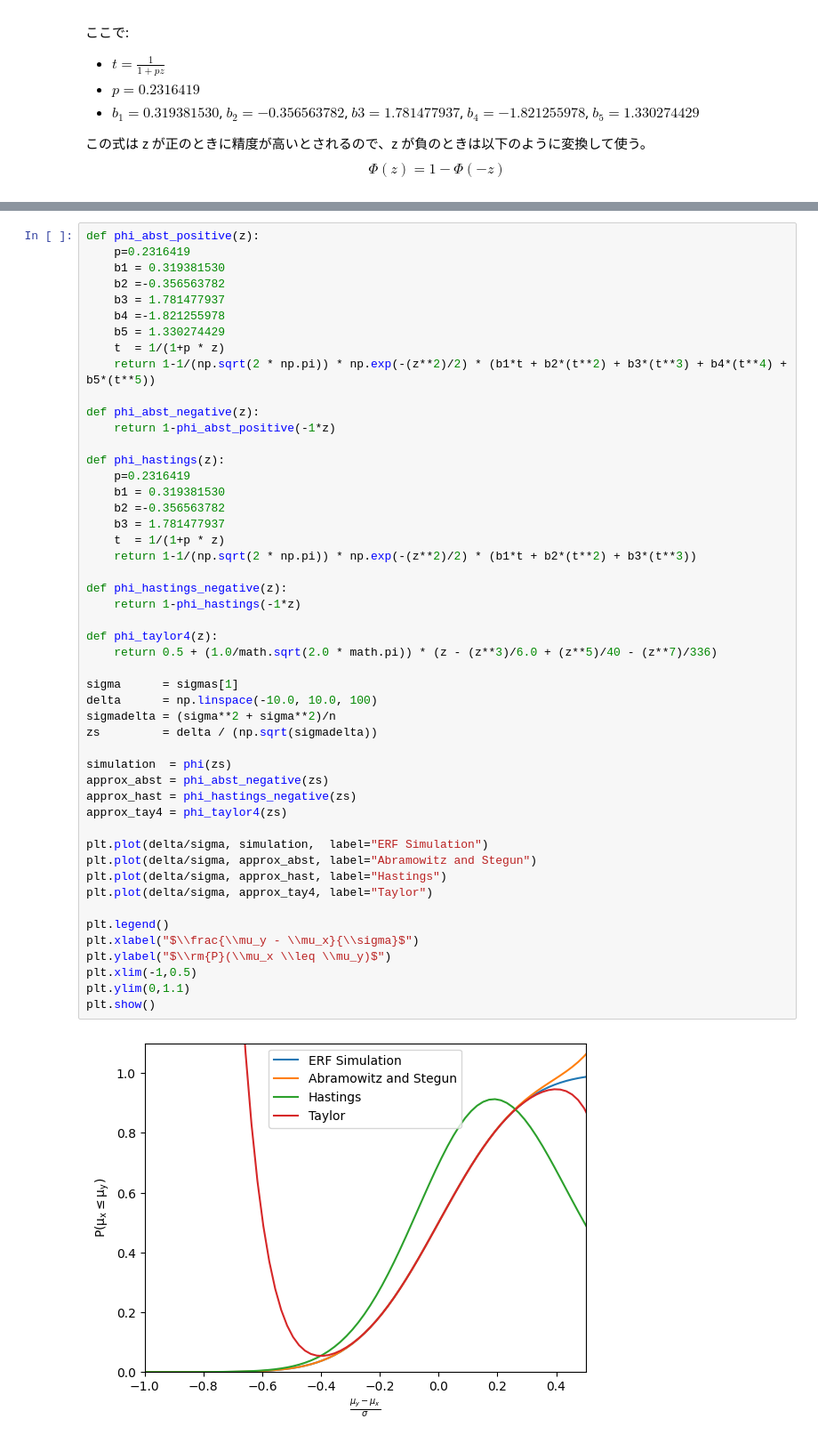
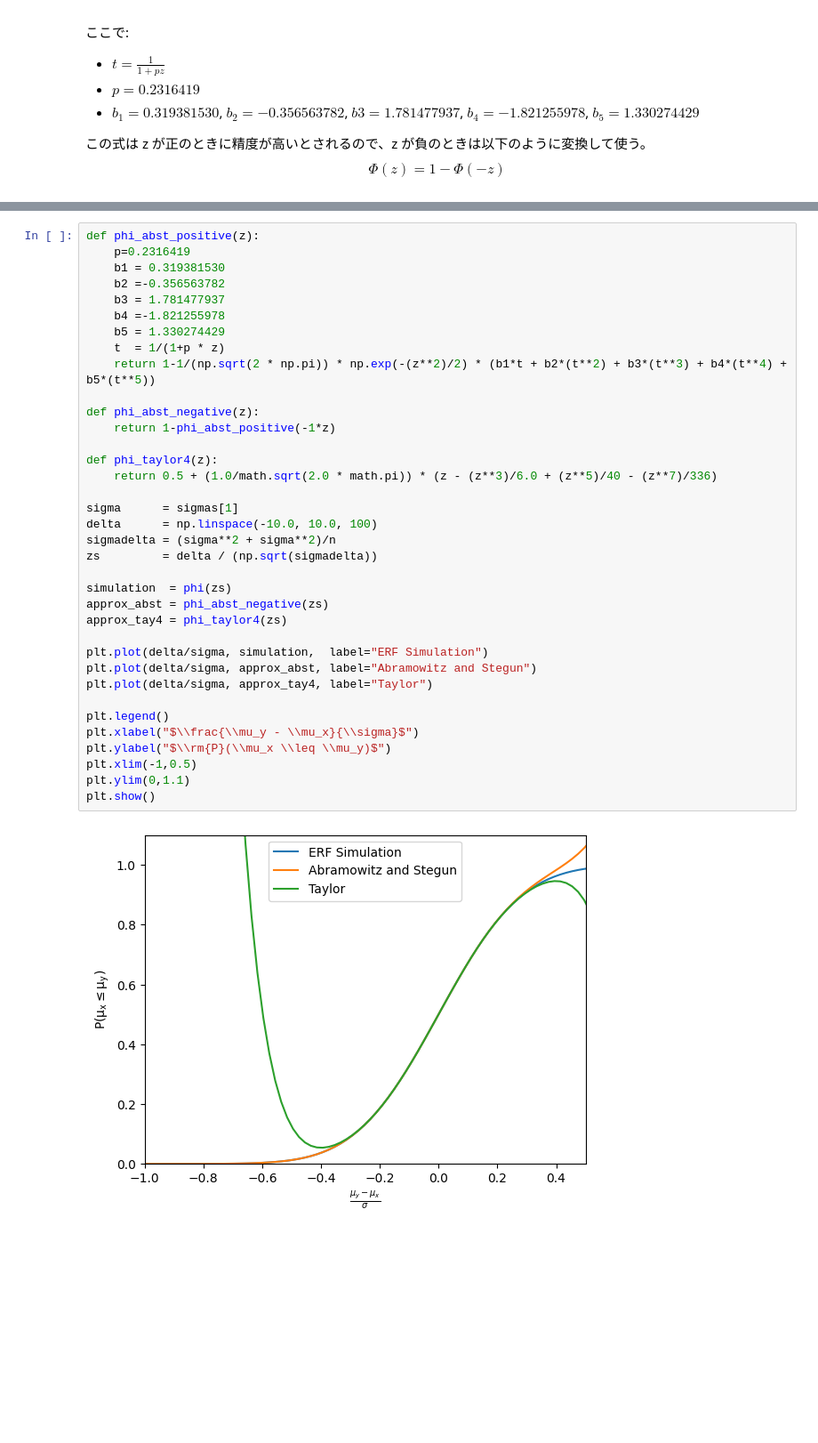
Before and after one commit to hamling-ling/StocasticSignals, a Jupyter notebook: src/two_distros.ipynb, the cells around one changed output, grey strips where cells are left out. Shown at 89% size. Cells and saved outputs as stored; diff of their text form; blank space fills up the shorter version.

Commit message:
Removed Hastings approximation

```diff
--- a/src/two_distros.ipynb
+++ b/src/two_distros.ipynb
@@ -375,47 +361,34 @@ def phi_abst_positive(z):
     b5 = 1.330274429
     t  = 1/(1+p * z)
     return 1-1/(np.sqrt(2 * np.pi)) * np.exp(-(z**2)/2) * (b1*t + b2*(t**2) + b3*(t**3) + b4*(t**4) + b5*(t**5))
 
 def phi_abst_negative(z):
     return 1-phi_abst_positive(-1*z)
 
-def phi_hastings(z):
-    p=0.2316419
-    b1 = 0.319381530
-    b2 =-0.356563782
-    b3 = 1.781477937
-    t  = 1/(1+p * z)
-    return 1-1/(np.sqrt(2 * np.pi)) * np.exp(-(z**2)/2) * (b1*t + b2*(t**2) + b3*(t**3))
-
-def phi_hastings_negative(z):
-    return 1-phi_hastings(-1*z)
-
 def phi_taylor4(z):
     return 0.5 + (1.0/math.sqrt(2.0 * math.pi)) * (z - (z**3)/6.0 + (z**5)/40 - (z**7)/336)
 
 sigma      = sigmas[1]
 delta      = np.linspace(-10.0, 10.0, 100)
 sigmadelta = (sigma**2 + sigma**2)/n
 zs         = delta / (np.sqrt(sigmadelta))
 
 simulation  = phi(zs)
 approx_abst = phi_abst_negative(zs)
-approx_hast = phi_hastings_negative(zs)
 approx_tay4 = phi_taylor4(zs)
 
 plt.plot(delta/sigma, simulation,  label="ERF Simulation")
 plt.plot(delta/sigma, approx_abst, label="Abramowitz and Stegun")
-plt.plot(delta/sigma, approx_hast, label="Hastings")
 plt.plot(delta/sigma, approx_tay4, label="Taylor")
 
 plt.legend()
 plt.xlabel("$\\frac{\\mu_y - \\mu_x}{\\sigma}$")
 plt.ylabel("$\\rm{P}(\\mu_x \\leq \\mu_y)$")
 plt.xlim(-1,0.5)
 plt.ylim(0,1.1)
 plt.show()
 # %% [output]
-[figure, old version]
+[figure, new version]
 # %% [markdown]
 * 全般的に $P(\mu_x \le \mu_y)=1$ 付近では誤差が大きくなる。本研究では確率がランダムな選択より悪くなるような 0.5 を超えるケースには注目しないので、0.5 を超えない範囲で近似関数は使用すべきだろう。
 * Abranmowitz and Stegun の式が前評判通り最も精度が高い。$P(\mu_x \le \mu_y)=0.95$ くらいまでなら、ほぼ全域に渡って活用できそうである。
```
Also changed, not shown: parts of 9 cells of this notebook.
